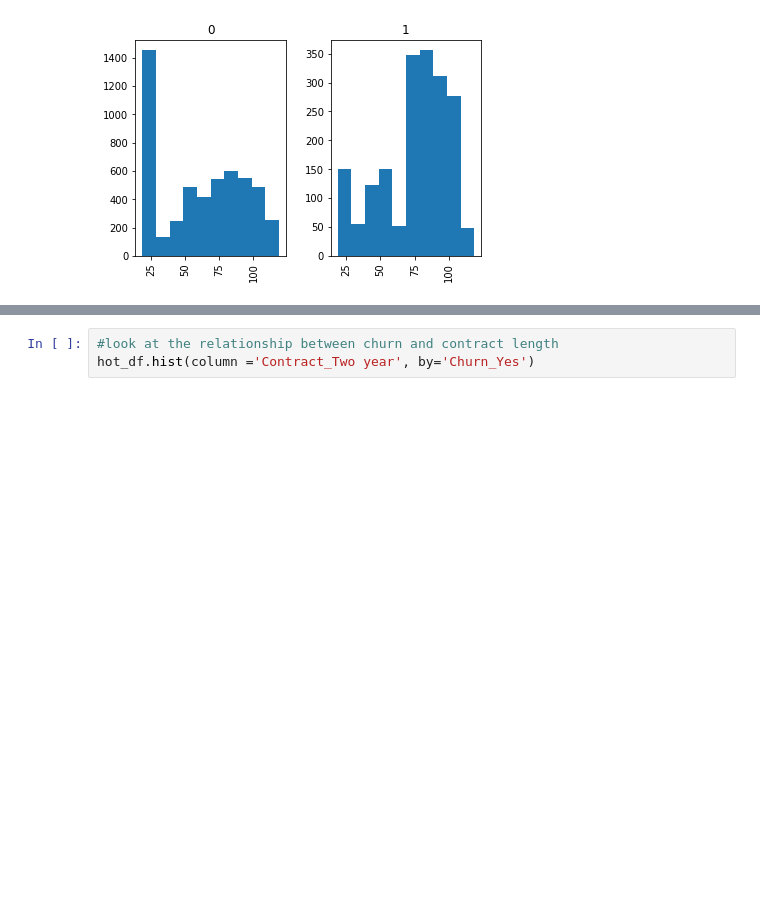
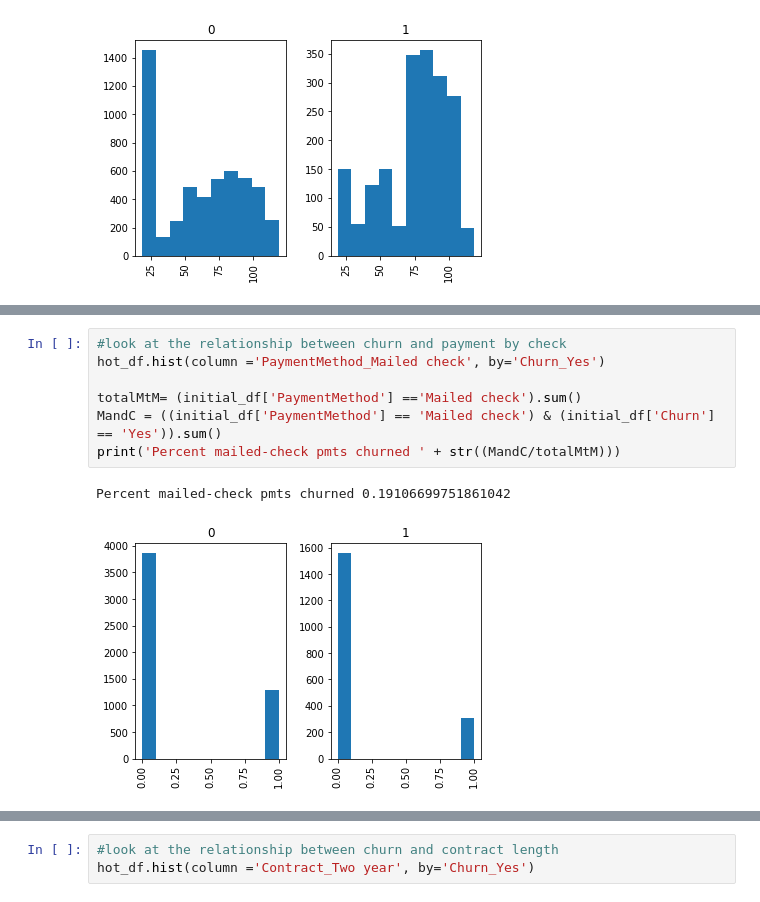
Before and after one commit to shibby576/wild_data_science, a Jupyter notebook: Assignment_1.ipynb, the cells around one changed output, grey strips where cells are left out. Drawn from its saved outputs; the diff is of its cells as text; blank space fills up the shorter version.

```diff
--- a/Assignment_1.ipynb
+++ b/Assignment_1.ipynb
@@ -220,0 +251,10 @@ array([<matplotlib.axes._subplots.AxesSubplot object at 0x...>,
+# %%
+#look at the relationship between churn and payment by check
+hot_df.hist(column ='PaymentMethod_Mailed check', by='Churn_Yes')
+
+totalMtM= (initial_df['PaymentMethod'] =='Mailed check').sum()
+MandC = ((initial_df['PaymentMethod'] == 'Mailed check') & (initial_df['Churn'] == 'Yes')).sum()
+print('Percent mailed-check pmts churned ' + str((MandC/totalMtM)))
+# %% [output]
+Percent mailed-check pmts churned 0.19106699751861042
+[figure, added]
```
Also changed, not shown: parts of 19 cells of this notebook.
